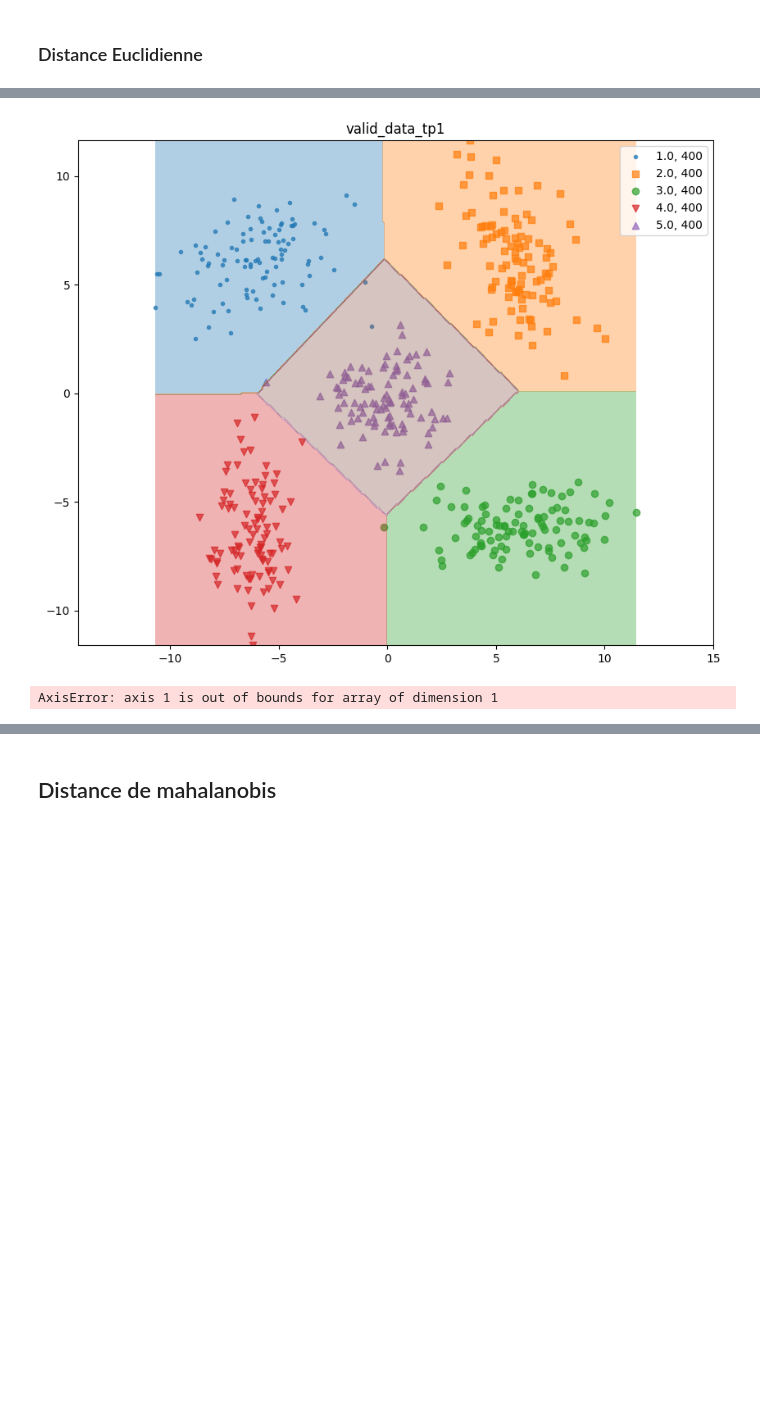
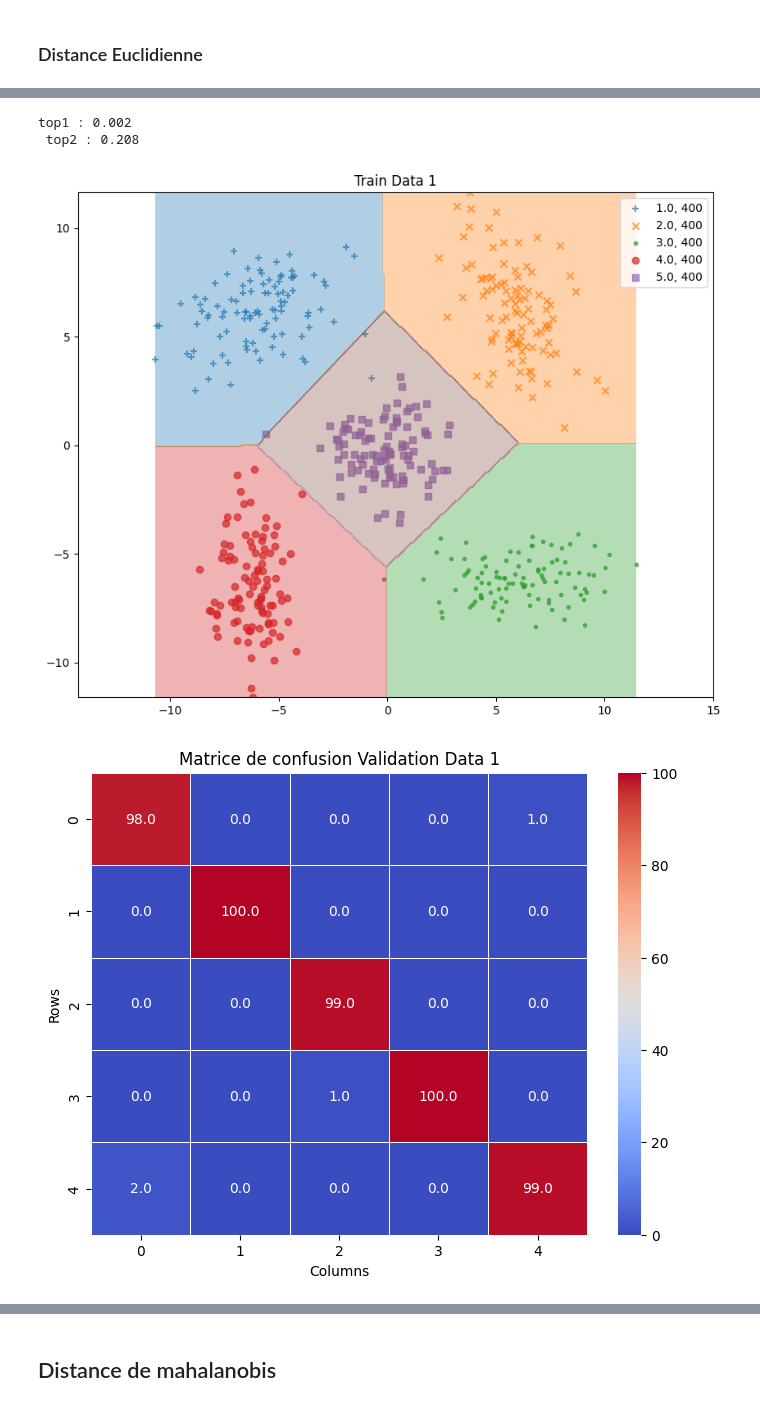
Before and after one commit to ba-talibe/TP_TH_Bayiesienne_Decision, a Jupyter notebook: M1_SD/Apprentissage Automatique.ipynb, the cells around one changed output, grey strips where cells are left out. Cells and saved outputs as stored; diff of their text form; code cells hidden in the pictures; blank space fills up the shorter version.

```diff
--- a/M1_SD/Apprentissage Automatique.ipynb
+++ b/M1_SD/Apprentissage Automatique.ipynb
@@ -181,8 +31,11 @@ def plot_decision_multi(x1_min, x1_max, x2_min, x2_max, prediction, sample = 300
 # %%
-class Modele:
+from abc import ABC, abstractmethod
+
+class Modele(ABC):
     def __init__(self):
         pass
 
+    @abstractmethod
     def fit(self, X, y):
         pass
 
@@ -263,11 +243,12 @@ class EuclideanClassifier(Modele):
     def __init__(self):
         pass
 
-    def fit(self, X, y):
+    def fit(self, X, y, k=5):
         classes = np.unique(y)
         means = np.array([X[y == classe].mean(axis=0) for classe in classes])
 
         self.predictor = self._get_predictor(means)
+        self.rank_predictor = self._get_rank_predictor(means, k)
 
     def _get_predictor(self, means):
         def predict(x):
@@ -276,10 +257,12 @@ class EuclideanClassifier(Modele):
             return np.argmin([np.linalg.norm(mean - x, axis=1) for mean in means], axis=0)  + 1
         return predict
 
+    def _get_rank_predictor(self, means, k):
+        def predict(x):
+            if len(x.shape) == 1:
+                return (np.argsort([np.linalg.norm(mean - x) for mean in means])[:k]) + 1
+            return (np.argsort([np.linalg.norm(mean - x, axis=1) for mean in means], axis=0)[:k]).T + 1
+        return predict
+
 
 euclide_classifer = EuclideanClassifier()
-
-euclide_classifer.fit(X1, y1_target)
-
-
-validate(valid_data_frame1, euclide_classifer.predictor)
@@ -304,9 +269,7 @@ matrices de confusion :
-# %%
-show(valid_data_frame1, title="valid_data_tp1")
-euclide_classifer.plot_decision_multi(valid_data_frame1[["x1", "x2"]].to_numpy())
-# %% [output]
-[figure, removed]
-# %%
-top_k_accuracy(X1, y1_target, euclide_classifer.predictor, k=1)
-# %% [output]
-AxisError: axis 1 is out of bounds for array of dimension 1
+# %%
+execute_modele(euclide_classifer)
+# %% [output]
+top1 : 0.002
+ top2 : 0.208
+[figure, added]
+[figure, added]
```
Also changed, not shown: parts of 13 cells of this notebook.
